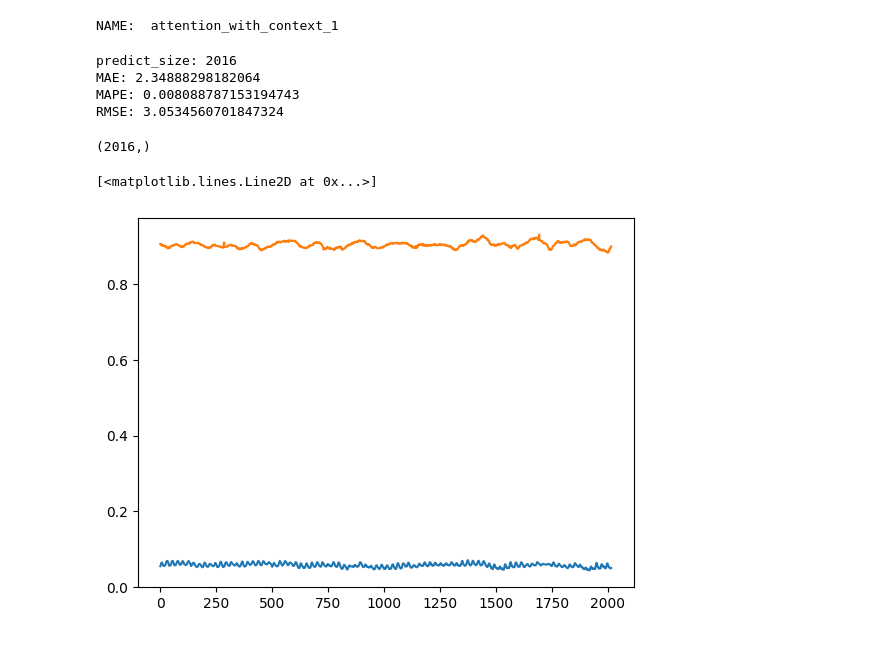
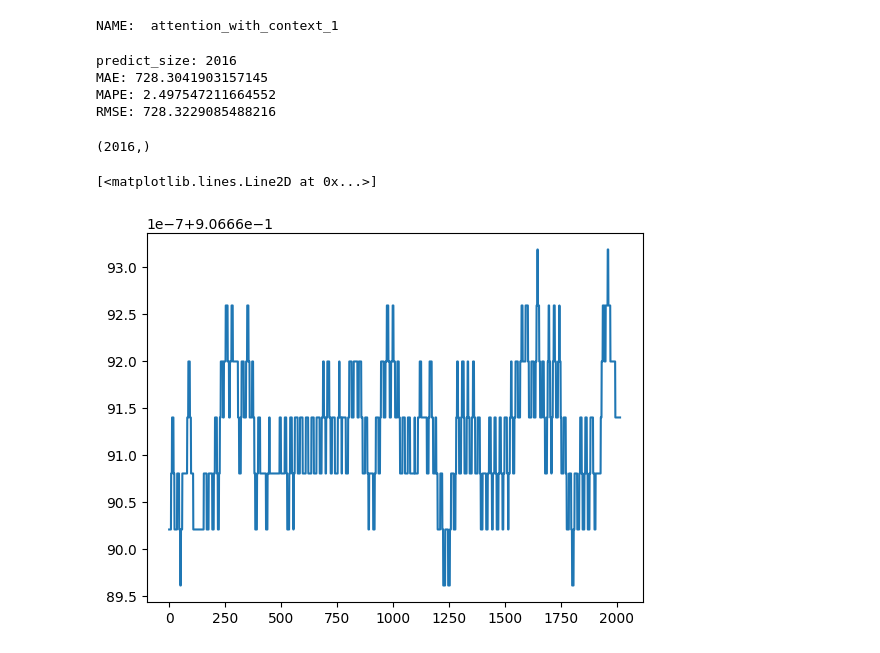
Before and after one commit to eindH/AT-Conv-LSTM, a Jupyter notebook: weather_data/prediction_weather.ipynb, the cells around one changed output. Drawn from its saved outputs; the diff is of its cells as text; code cells hidden in the pictures.

Commit message:
Added rearranged data

```diff
--- a/weather_data/prediction_weather.ipynb
+++ b/weather_data/prediction_weather.ipynb
@@ -69,11 +69,11 @@ print(data2.shape)
 # %%
 #load model
 with CustomObjectScope({'AttentionLayer': AttentionLayer,'AttentionWithContext':AttentionWithContext}):
-	json_file = open('../model/conv_lstm.json', 'r')
+	json_file = open('../model/conv_lstm.json_temp_pres', 'r')
 	loaded_model_json = json_file.read()
 	json_file.close()
 	cnn_lstm_model = model_from_json(loaded_model_json)
-	cnn_lstm_model.load_weights("../model/model_0040-0.0001.h5", 'r')
+	cnn_lstm_model.load_weights("../model/model_0040-0.0001_temp_pres.h5", 'r')
 # %% [output]
 NAME:  attention_with_context_1
 # %%
@@ -99,14 +99,13 @@ print ("RMSE:", RMSE(p_real, l_real))
 # end = time.clock()
 # %% [output]
 predict_size: 2016
-MAE: 2.34888298182064
-MAPE: 0.008088787153194743
-RMSE: 3.0534560701847324
+MAE: 728.3041903157145
+MAPE: 2.497547211664552
+RMSE: 728.3229085488216
 # %%
 print(predicted.shape)
 plt.plot(predicted)
-plt.plot(test_data[:,14,3,0])
 # %% [output]
 (2016,)
 [<matplotlib.lines.Line2D at 0x...>]
-[figure, old version]
+[figure, new version]
```
Also changed, not shown: parts of 1 cell of this notebook, 15 other files.
